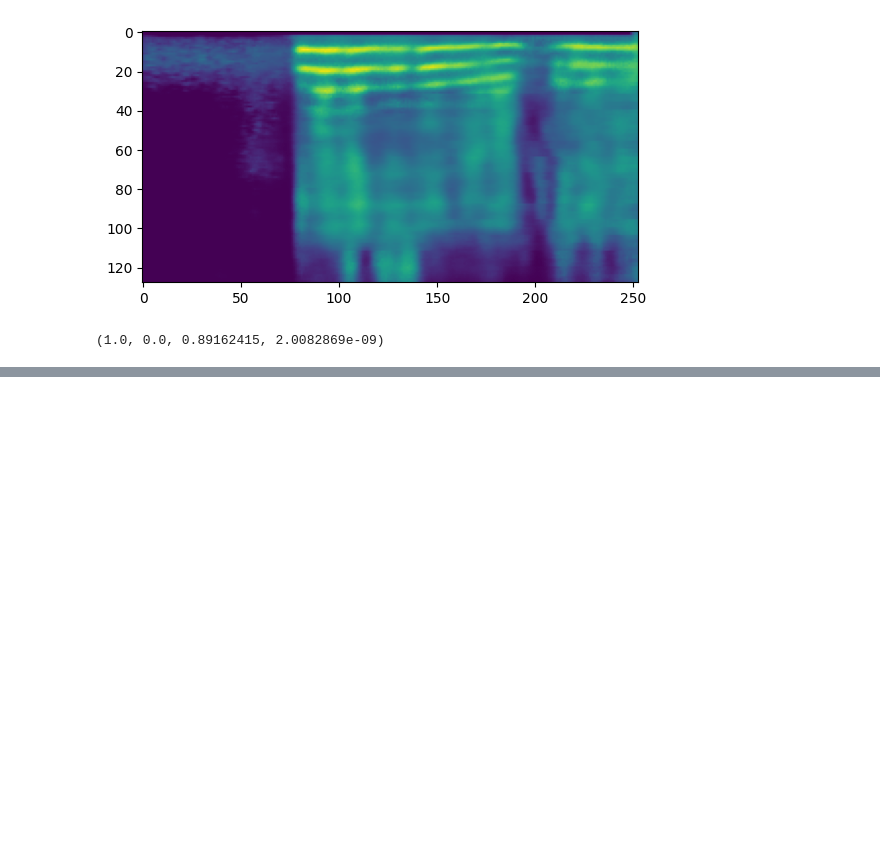
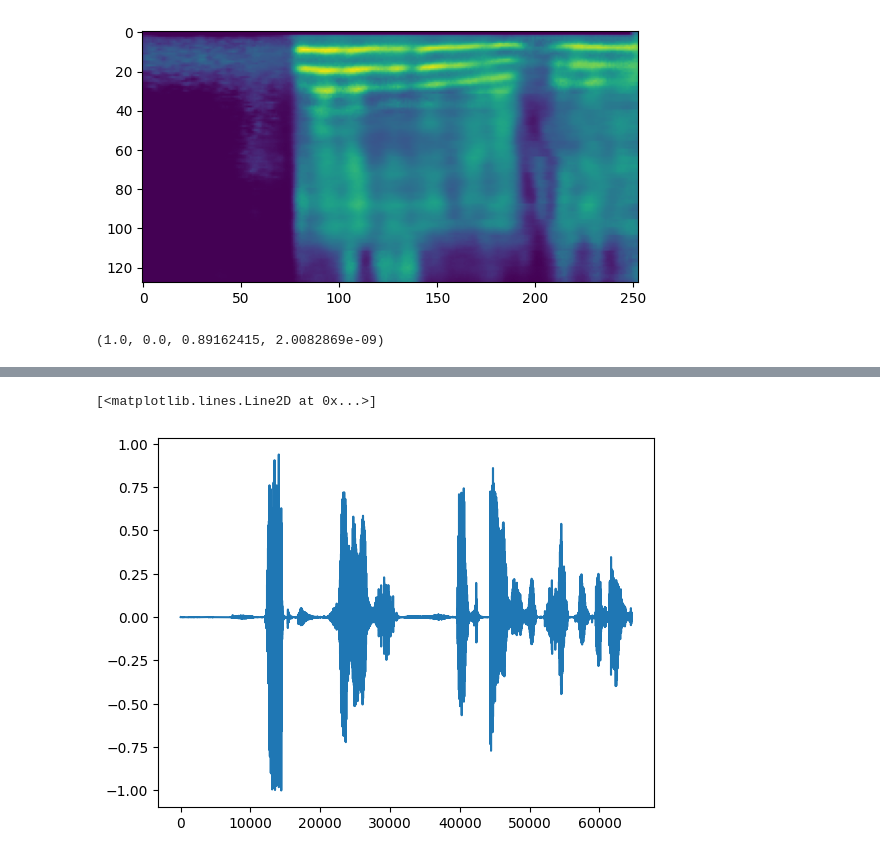
Before and after one commit to cassuci/adf-detector, a Jupyter notebook: autoencoder/test_model.ipynb, the cells around one changed output, grey strips where cells are left out. Drawn from its saved outputs; the diff is of its cells as text; code cells hidden in the pictures; blank space fills up the shorter version.

```diff
--- a/autoencoder/test_model.ipynb
+++ b/autoencoder/test_model.ipynb
@@ -207,0 +278,6 @@ x.max(), x.min(), x_hat.max(), x_hat.min()
+# %%
+wave = x[-5].cpu().numpy()
+plt.plot(wave)
+# %% [output]
+[<matplotlib.lines.Line2D at 0x...>]
+[figure, added]
```
Also changed, not shown: parts of 17 cells of this notebook, 15 other files.
